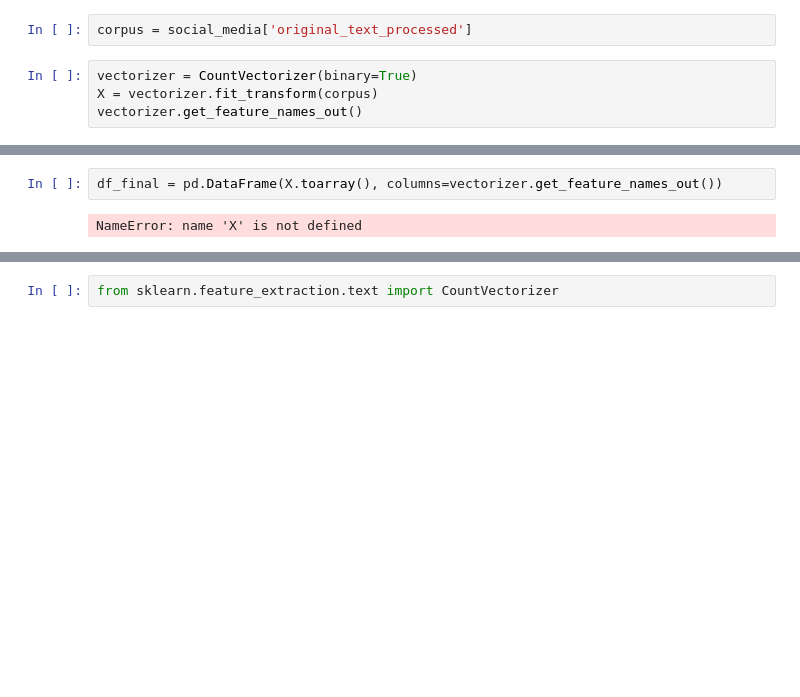
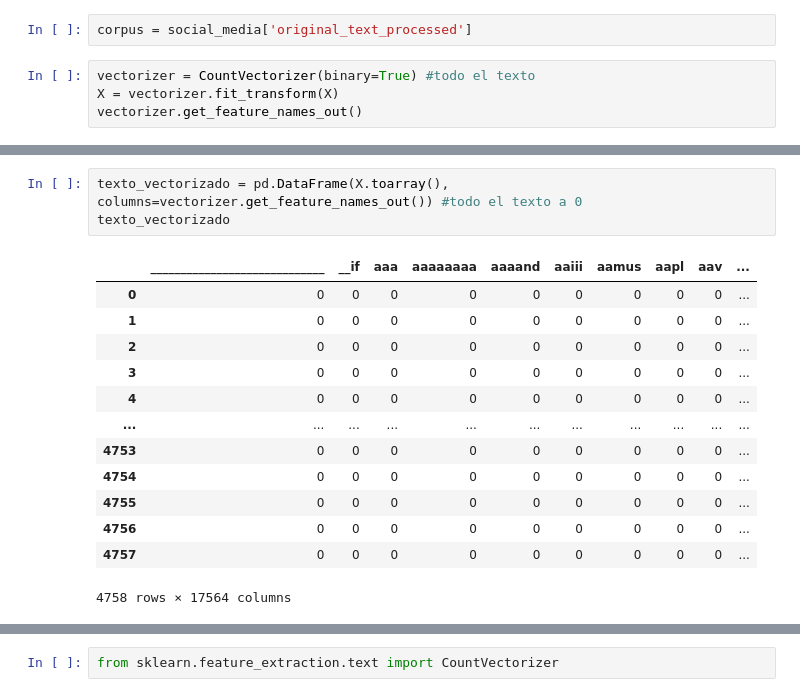
Before and after one commit to AnaExposito/MACHINE_LEARNING, a Jupyter notebook: notebooks/RRSS_Machine_Learning.ipynb, the cells around one changed output, grey strips where cells are left out. Drawn from its saved outputs; the diff is of its cells as text; blank space fills up the shorter version.

```diff
--- a/notebooks/RRSS_Machine_Learning.ipynb
+++ b/notebooks/RRSS_Machine_Learning.ipynb
@@ -226,7 +322,7 @@ print(len(y_train))
 # %%
 corpus = social_media['original_text_processed']
 # %%
-vectorizer = CountVectorizer(binary=True)
-X = vectorizer.fit_transform(corpus)
+vectorizer = CountVectorizer(binary=True) #todo el texto
+X = vectorizer.fit_transform(X)
 vectorizer.get_feature_names_out()
 # %% [output]
@@ -239,4 +335,17 @@ len(vectorizer.get_feature_names_out())
 # %%
-df_final = pd.DataFrame(X.toarray(), columns=vectorizer.get_feature_names_out())
+texto_vectorizado = pd.DataFrame(X.toarray(), columns=vectorizer.get_feature_names_out()) #todo el texto a 0
+texto_vectorizado
 # %% [output]
+|  | _____________________________ | __if | aaa | aaaaaaaa | aaaand | aaiii | aamus | aapl | aav | ... |
+| 0 | 0 | 0 | 0 | 0 | 0 | 0 | 0 | 0 | 0 | ... |
+| 1 | 0 | 0 | 0 | 0 | 0 | 0 | 0 | 0 | 0 | ... |
+| 2 | 0 | 0 | 0 | 0 | 0 | 0 | 0 | 0 | 0 | ... |
+| 3 | 0 | 0 | 0 | 0 | 0 | 0 | 0 | 0 | 0 | ... |
+| 4 | 0 | 0 | 0 | 0 | 0 | 0 | 0 | 0 | 0 | ... |
+| ... | ... | ... | ... | ... | ... | ... | ... | ... | ... | ... |
+| 4753 | 0 | 0 | 0 | 0 | 0 | 0 | 0 | 0 | 0 | ... |
+| 4754 | 0 | 0 | 0 | 0 | 0 | 0 | 0 | 0 | 0 | ... |
+| 4755 | 0 | 0 | 0 | 0 | 0 | 0 | 0 | 0 | 0 | ... |
+| 4756 | 0 | 0 | 0 | 0 | 0 | 0 | 0 | 0 | 0 | ... |
+| 4757 | 0 | 0 | 0 | 0 | 0 | 0 | 0 | 0 | 0 | ... |
-NameError: name 'X' is not defined
+4758 rows × 17564 columns
```
Also changed, not shown: parts of 70 cells of this notebook, 3 other files.
